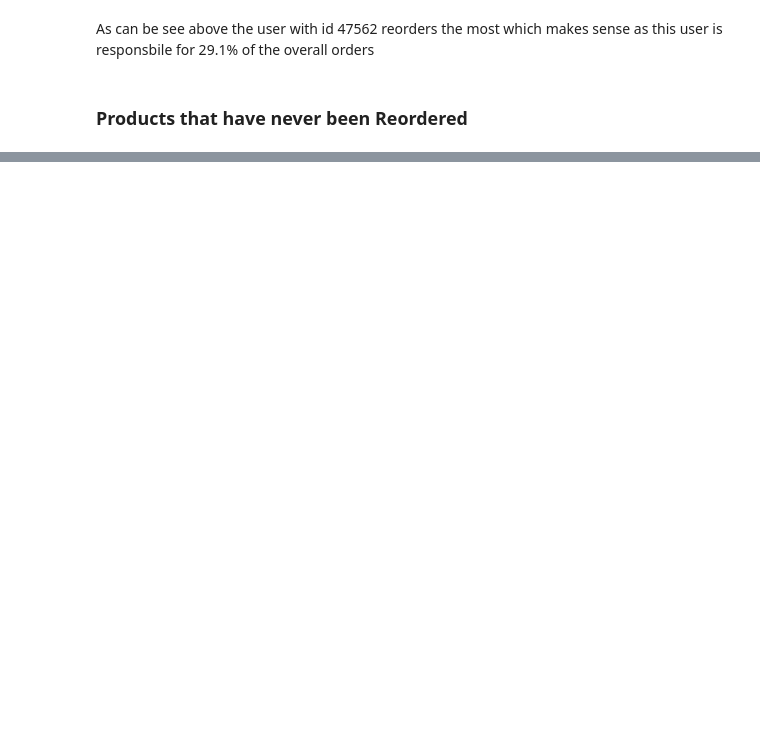
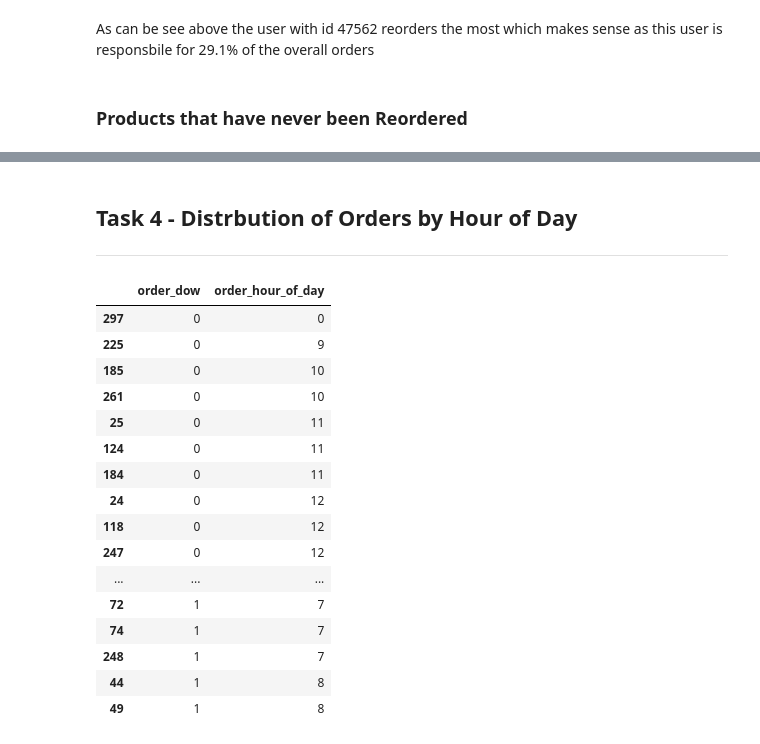
Before and after one commit to 1carew1/instacart_investigation, a Jupyter notebook: Assignment2_EDA.ipynb, the cells around one changed output, grey strips where cells are left out. Drawn from its saved outputs; the diff is of its cells as text; code cells hidden in the pictures; blank space fills up the shorter version.

Commit message:
Adding in Hour of Days

```diff
--- a/Assignment2_EDA.ipynb
+++ b/Assignment2_EDA.ipynb
@@ -263,0 +320,26 @@ products_without_reorders.head()
+# %% [markdown]
+## Task 4 - Distrbution of Orders by Hour of Day <a class="anchor" id="task4"></a>
+***
+# %%
+orders_day_and_hours = (orders[["order_dow", "order_hour_of_day"]]
+                        .sort_values(by=["order_dow", "order_hour_of_day"])
+                       )
+orders_day_and_hours.head(50)
+# %% [output]
+|  | order_dow | order_hour_of_day |
+| 297 | 0 | 0 |
+| 225 | 0 | 9 |
+| 185 | 0 | 10 |
+| 261 | 0 | 10 |
+| 25 | 0 | 11 |
+| 124 | 0 | 11 |
+| 184 | 0 | 11 |
+| 24 | 0 | 12 |
+| 118 | 0 | 12 |
+| 247 | 0 | 12 |
+| ... | ... | ... |
+| 72 | 1 | 7 |
+| 74 | 1 | 7 |
+| 248 | 1 | 7 |
+| 44 | 1 | 8 |
+| 49 | 1 | 8 |
```
Also changed, not shown: parts of 17 cells of this notebook.
